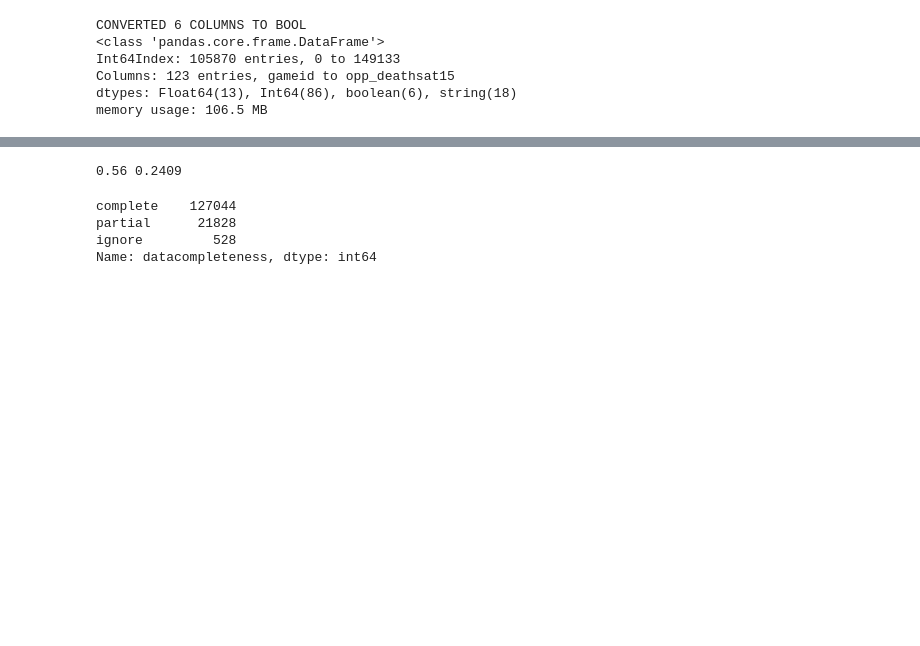
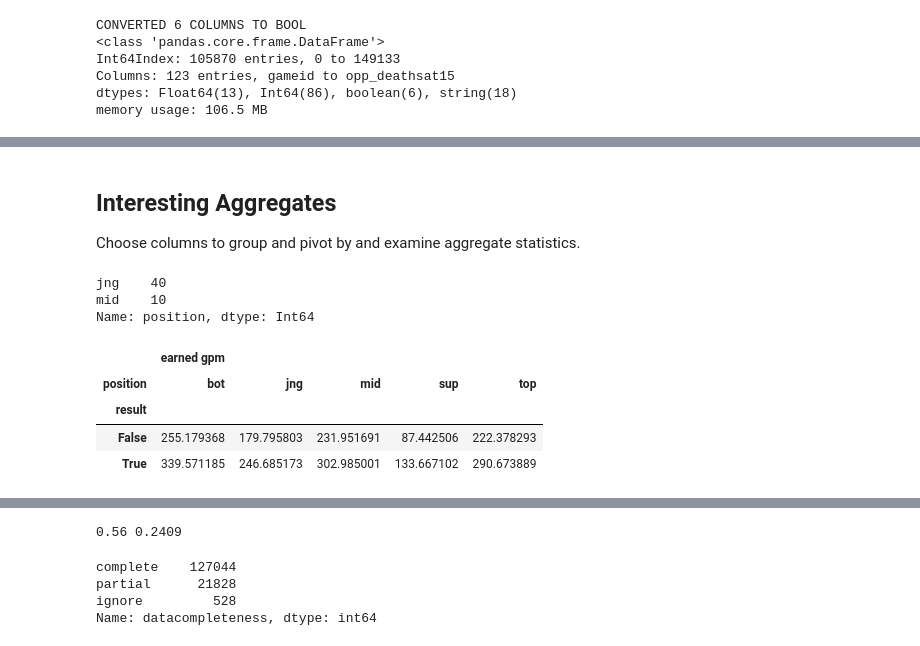
Before and after one commit to apm-denizens/dsc80-project3-notebook, a Jupyter notebook: cancer.ipynb, the cells around one changed output, grey strips where cells are left out. Cells and saved outputs as stored; diff of their text form; code cells hidden in the pictures; blank space fills up the shorter version.

```diff
--- a/cancer.ipynb
+++ b/cancer.ipynb
@@ -110,0 +183,30 @@ memory usage: 106.5 MB
+# %% [markdown]
+## Interesting Aggregates
+
+Choose columns to group and pivot by and examine aggregate statistics.
+# %%
+talon_rows = league[league["champion"] == "Talon"]
+talon_rows["position"].value_counts()
+# %% [output]
+jng    40
+mid    10
+Name: position, dtype: Int64
+# %%
+league.columns.to_list()
+
+# league.position.value_counts()
+
+# when u win, ur gpm higher
+pd.pivot_table(
+    league,
+    index=['result'],
+    columns=['position'],
+    values=['earned gpm'],
+    aggfunc='mean'
+)
+# %% [output]
+|  | earned gpm |  |  |  |  |
+| position | bot | jng | mid | sup | top |
+| result |  |  |  |  |  |
+| False | 255.179368 | 179.795803 | 231.951691 | 87.442506 | 222.378293 |
+| True | 339.571185 | 246.685173 | 302.985001 | 133.667102 | 290.673889 |
```
Also changed, not shown: parts of 20 cells of this notebook.
